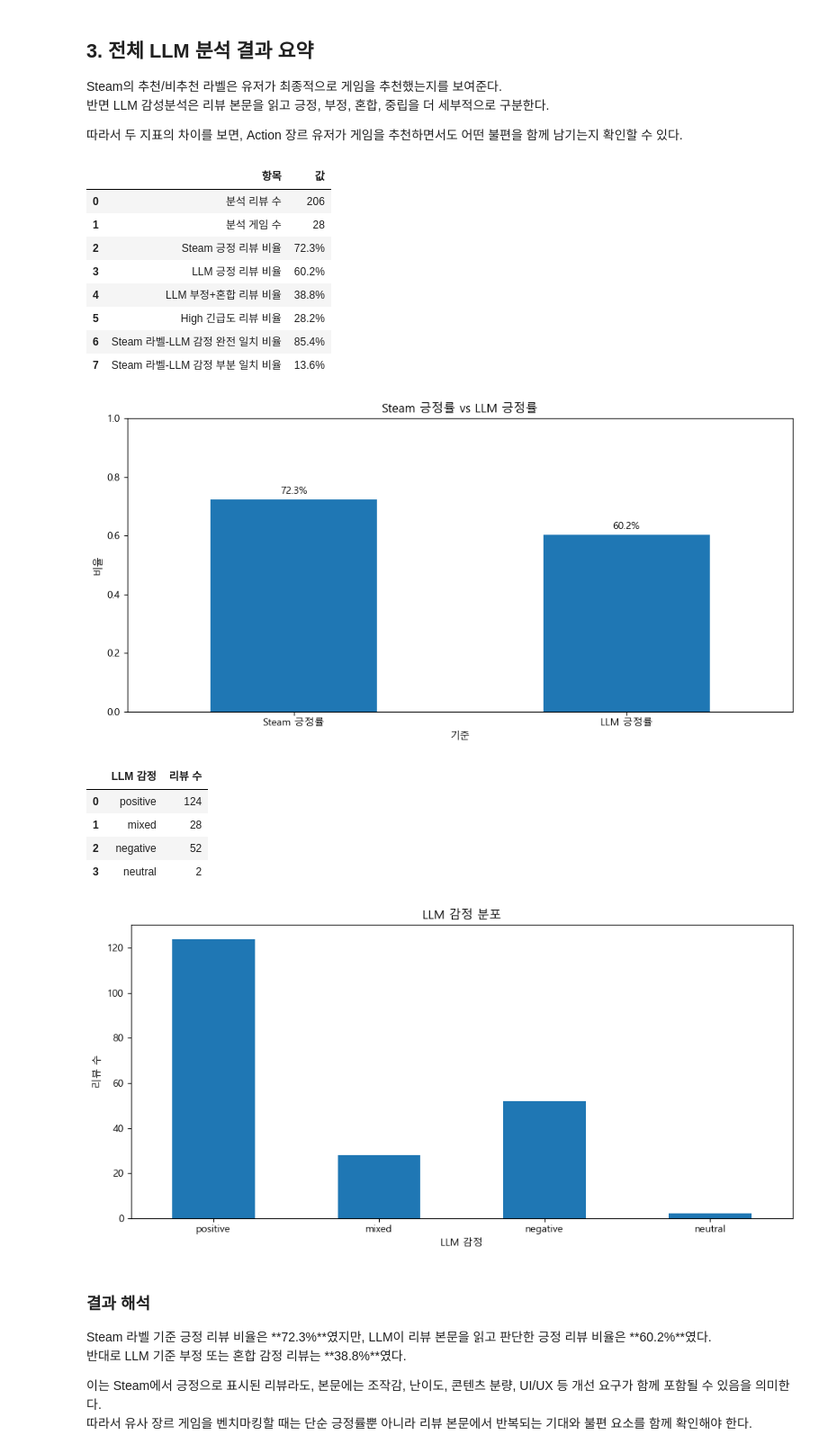
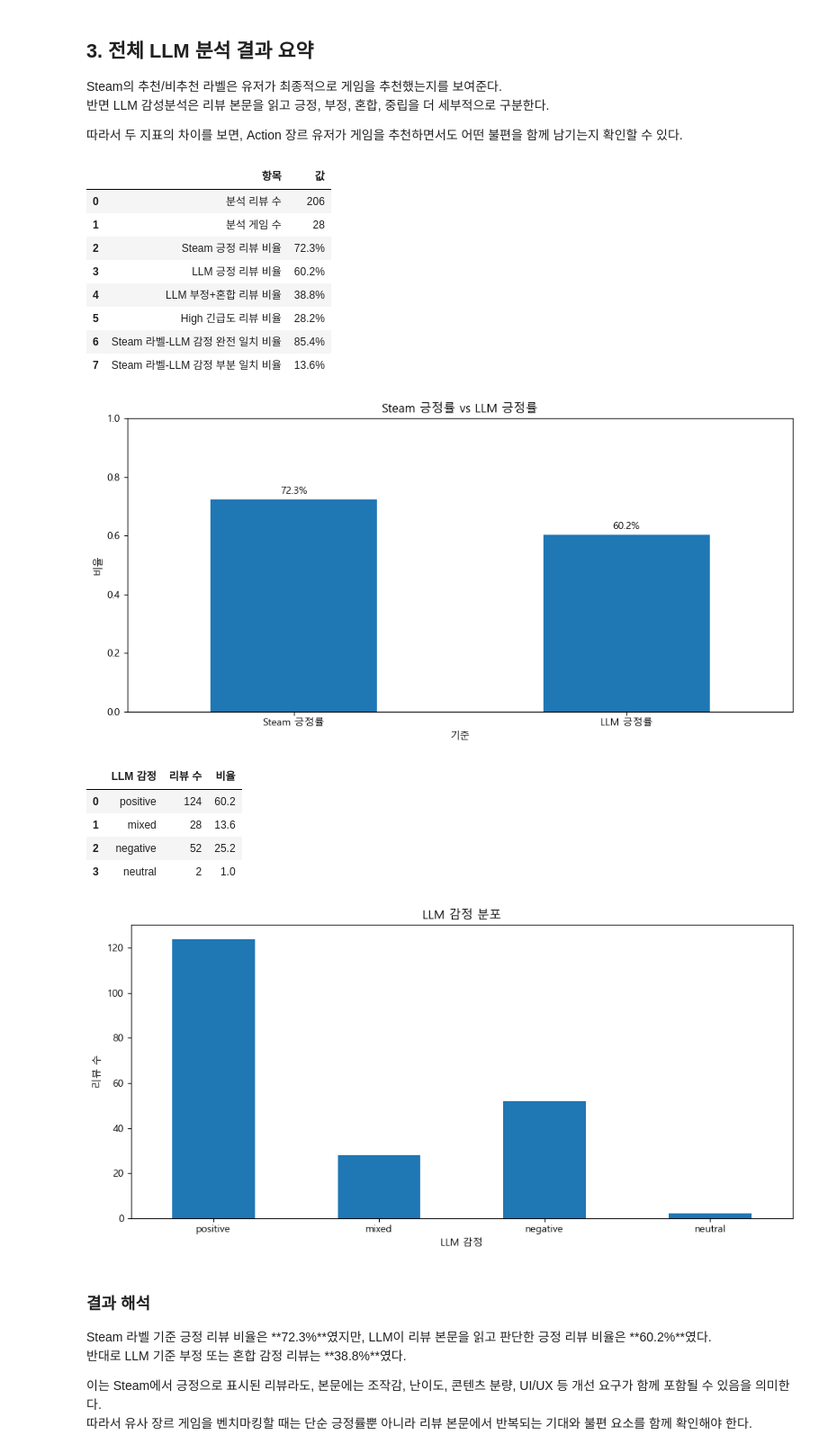
Before and after one commit to jinnyjinnyjinjin/steam-indie-game-analysis, a Jupyter notebook: src/notebooks/seoung/02_llm_sentiment_Action_report_v2.ipynb, the cells around one changed output. Shown at 90% size. Saved outputs shown, nothing was run; the diff lists cells and outputs as text; code cells hidden in the pictures.

```diff
--- a/src/notebooks/seoung/02_llm_sentiment_Action_report_v2.ipynb
+++ b/src/notebooks/seoung/02_llm_sentiment_Action_report_v2.ipynb
@@ -211,38 +211,43 @@ plt.show()
 # 그래프 2. LLM 감정 분포
 # ============================================================
 llm_order = ["positive", "mixed", "negative", "neutral"]
+
 llm_dist = (
     df_result["llm_sentiment"]
     .value_counts()
     .reindex(llm_order)
     .dropna()
     .reset_index()
 )
+
 llm_dist.columns = ["LLM 감정", "리뷰 수"]
+
+# 비율 계산
+llm_dist["비율"] = (llm_dist["리뷰 수"] / llm_dist["리뷰 수"].sum() * 100).round(1)
 
 display(llm_dist)
 
 ax = llm_dist.plot(kind="bar", x="LLM 감정", y="리뷰 수", legend=False, rot=0)
 ax.set_title("LLM 감정 분포")
 ax.set_ylabel("리뷰 수")
 plt.tight_layout()
 plt.show()
 # %% [output]
 |  | 항목 | 값 |
 | 0 | 분석 리뷰 수 | 206 |
 | 1 | 분석 게임 수 | 28 |
 | 2 | Steam 긍정 리뷰 비율 | 72.3% |
 | 3 | LLM 긍정 리뷰 비율 | 60.2% |
 | 4 | LLM 부정+혼합 리뷰 비율 | 38.8% |
 | 5 | High 긴급도 리뷰 비율 | 28.2% |
 | 6 | Steam 라벨-LLM 감정 완전 일치 비율 | 85.4% |
 | 7 | Steam 라벨-LLM 감정 부분 일치 비율 | 13.6% |
 [figure]
-|  | LLM 감정 | 리뷰 수 |
-| 0 | positive | 124 |
-| 1 | mixed | 28 |
-| 2 | negative | 52 |
-| 3 | neutral | 2 |
+|  | LLM 감정 | 리뷰 수 | 비율 |
+| 0 | positive | 124 | 60.2 |
+| 1 | mixed | 28 | 13.6 |
+| 2 | negative | 52 | 25.2 |
+| 3 | neutral | 2 | 1.0 |
 [figure]
 # %% [markdown]
 ### 결과 해석
```
Also changed, not shown: 2 other files.
